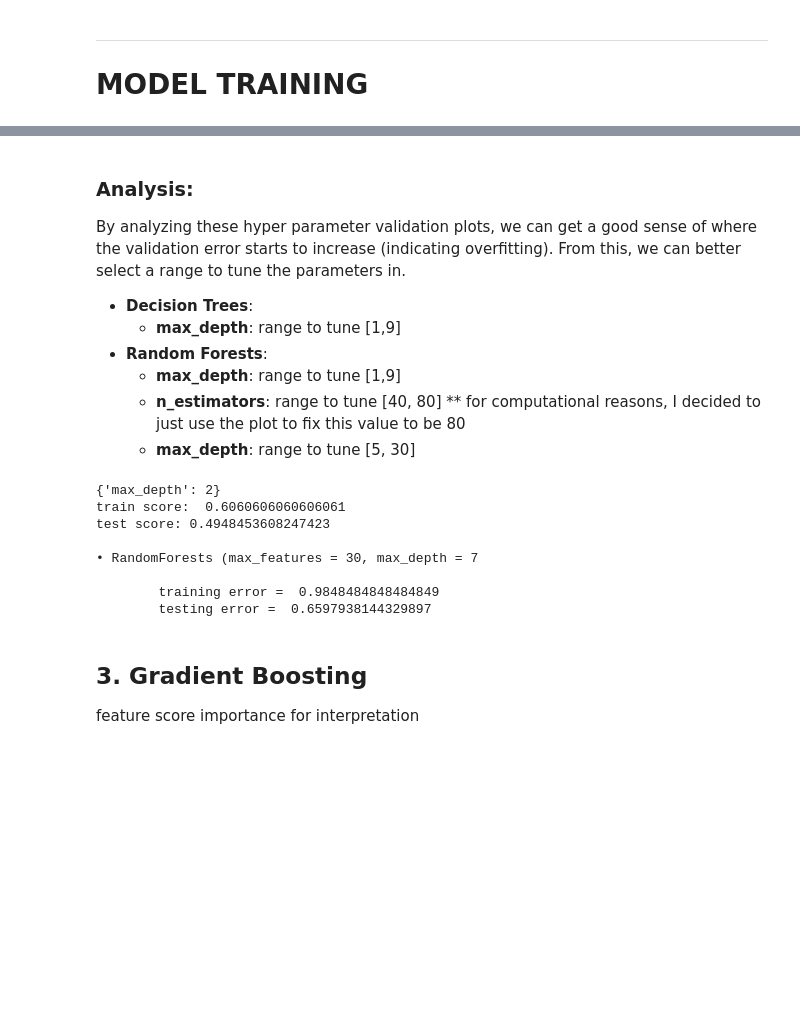
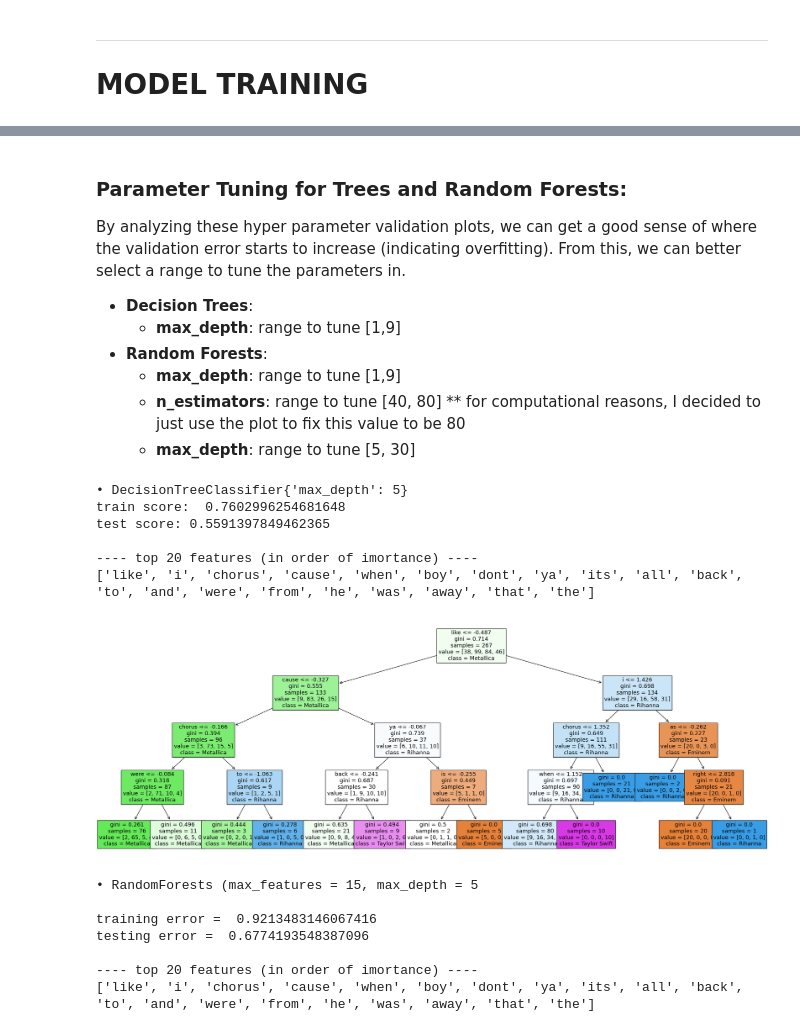
Before and after one commit to kac20/MachineLearning, a Jupyter notebook: Spotify Data set Analysis/spotify.ipynb, the cells around one changed output, grey strips where cells are left out. Cells and saved outputs as stored; diff of their text form; code cells hidden in the pictures; blank space fills up the shorter version.

```diff
--- a/Spotify Data set Analysis/spotify.ipynb
+++ b/Spotify Data set Analysis/spotify.ipynb
@@ -527,6 +516,7 @@ def parameter_tuning(model_name, param_grid, base_estimator):
 
     tuned_model = tuner.best_estimator_
     print("train score: ", tuned_model.score(X_train, y_train), "\ntest score:", tuned_model.score(X_test,y_test))
+    return tuned_model
 
 def OOB_parameter_tuning(rf, max_depths, max_features): # performs OOB param tuning for random forests
     best_error, best_depth, best_max_features = 1 , 1, 1
@@ -543,7 +533,6 @@ def OOB_parameter_tuning(rf, max_depths, max_features): # performs OOB param tun
                 best_max_features = max_feature
                 best_depth = max_depth
 
-
     #fit the model
     rf.set_params(max_depth = best_depth, max_features = best_max_features)
     rf.fit(X_train, y_train)
@@ -551,6 +540,15 @@ def OOB_parameter_tuning(rf, max_depths, max_features): # performs OOB param tun
     #print the results
     print("\n• RandomForests (max_features = " + str(best_max_features) +", max_depth = " + str(best_depth))
     print("\ntraining error = ", rf.score(X_train, y_train), "\ntesting error = ", rf.score(X_test, y_test))
+    return rf
+
+def print_ordered_features(feature_importances, features_names):
+    print("\n---- top 20 features (in order of imortance) ----")
+    zipped_features = list(zip(feature_importances, features_names))
+    zipped_features.sort(key = lambda x:x[0], reverse=True)
+
+    ordered_features = [item[1] for item in zipped_features[:20]]
+    print(ordered_features)
 # %%
 # 2. Random Forests Model
 from sklearn.tree import DecisionTreeClassifier
@@ -585,5 +583,5 @@ plot_error_curves(parameters = [int(val) for val in np.linspace(1, 60, 5)],
 # %% [markdown]
-### Analysis:
+### Parameter Tuning for Trees and Random Forests:
 By analyzing these hyper parameter validation plots, we can get a good sense of where the validation error starts to increase (indicating overfitting). From this, we can better select a range to tune the parameters in.
 * **Decision Trees**:
     * **max_depth**: range to tune [1,9]
@@ -593,24 +591,39 @@ By analyzing these hyper parameter validation plots, we can get a good sense of
     * **max_depth**: range to tune [5, 30]
 # %%
 # Tune the hyper parameters of each model using the ranges determined above
+from sklearn.tree import plot_tree
 
-# Decision Tree Tuning and Evaluation
+# -------------------- Decision Tree Tuning and Evaluation --------------------
 param_grid = {"max_depth": (np.rint(np.linspace(1,9, 10))).astype(int)}
-parameter_tuning(param_grid, DecisionTreeClassifier())
+decision_tree = parameter_tuning("DecisionTreeClassifier", param_grid, DecisionTreeClassifier())
+print_ordered_features(decision_tree.feature_importances_, X_train.columns)
 
-# Random Forrest Tuning and Evaluation (use out of bag error)
+
+# Plot the decision tree
+fig = plt.figure(figsize=(28,10))
+_ = plot_tree(decision_tree = DecisionTreeClassifier(max_depth = 4).fit(X_train, y_train),
+              feature_names = X_train.columns,fontsize=13,
+              class_names =  artists,
+              filled=True)
+plt.show()
+
+# ---------- Random Forest Tuning and Evaluation (use out of bag error) ----------
 max_depths = (np.rint(np.linspace(1,9, 5))).astype(int)
 max_features = [5, 10, 15, 30]
-OOB_parameter_tuning(RandomForestClassifier(oob_score=True, n_estimators = 80), max_depths = max_depths, max_features = max_features)
+rf = OOB_parameter_tuning(RandomForestClassifier(oob_score=True, n_estimators = 80), max_depths = max_depths, max_features = max_features)
+print_ordered_features(decision_tree.feature_importances_, X_train.columns)
 # %% [output]
-{'max_depth': 2}
-train score:  0.6060606060606061
-test score: 0.4948453608247423
+• DecisionTreeClassifier{'max_depth': 5}
+train score:  0.7602996254681648
+test score: 0.5591397849462365
 
-• RandomForests (max_features = 30, max_depth = 7
-
-        training error =  0.9848484848484849
-        testing error =  0.6597938144329897
+---- top 20 features (in order of imortance) ----
+['like', 'i', 'chorus', 'cause', 'when', 'boy', 'dont', 'ya', 'its', 'all', 'back', 'to', 'and', 'were', 'from', 'he', 'was', 'away', 'that', 'the']
+[figure, added]
+• RandomForests (max_features = 15, max_depth = 5
+
+training error =  0.9213483146067416
+testing error =  0.6774193548387096
+
+---- top 20 features (in order of imortance) ----
+['like', 'i', 'chorus', 'cause', 'when', 'boy', 'dont', 'ya', 'its', 'all', 'back', 'to', 'and', 'were', 'from', 'he', 'was', 'away', 'that', 'the']
-# %% [markdown]
-## 3. Gradient Boosting
-feature score importance for interpretation
```
Also changed, not shown: parts of 18 cells of this notebook.
